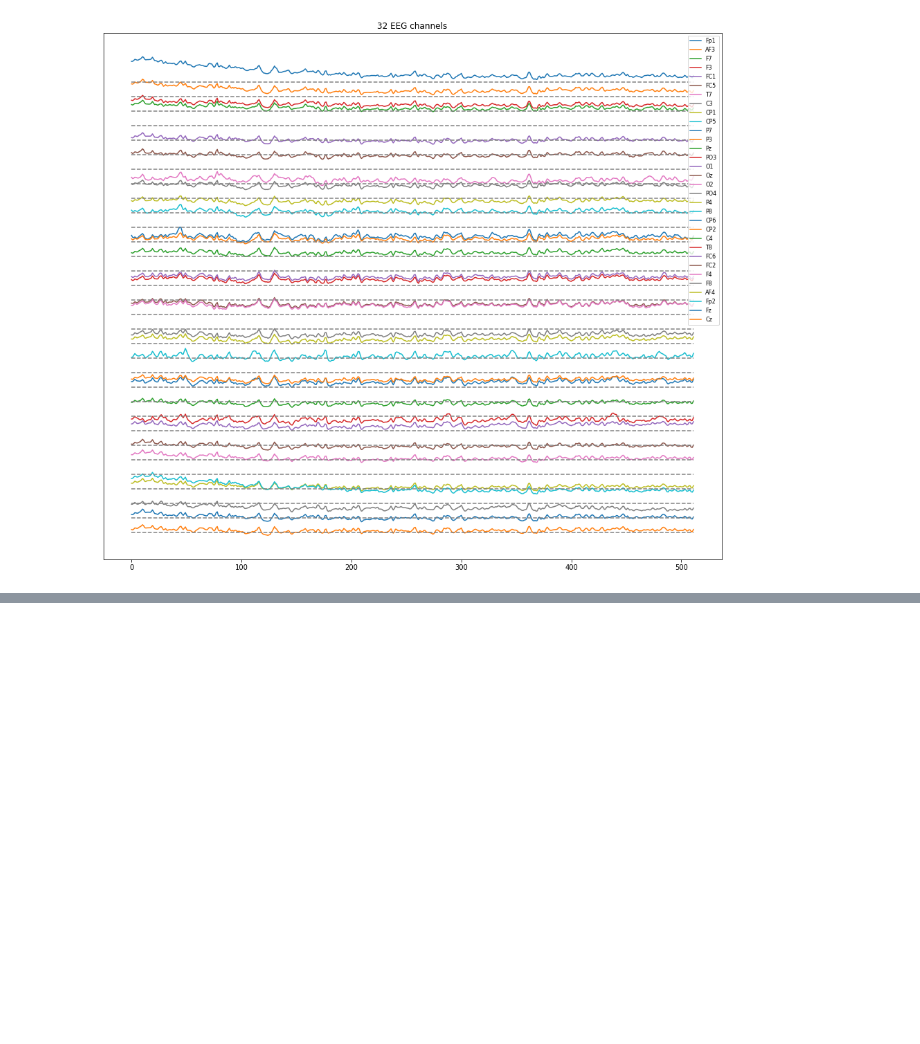
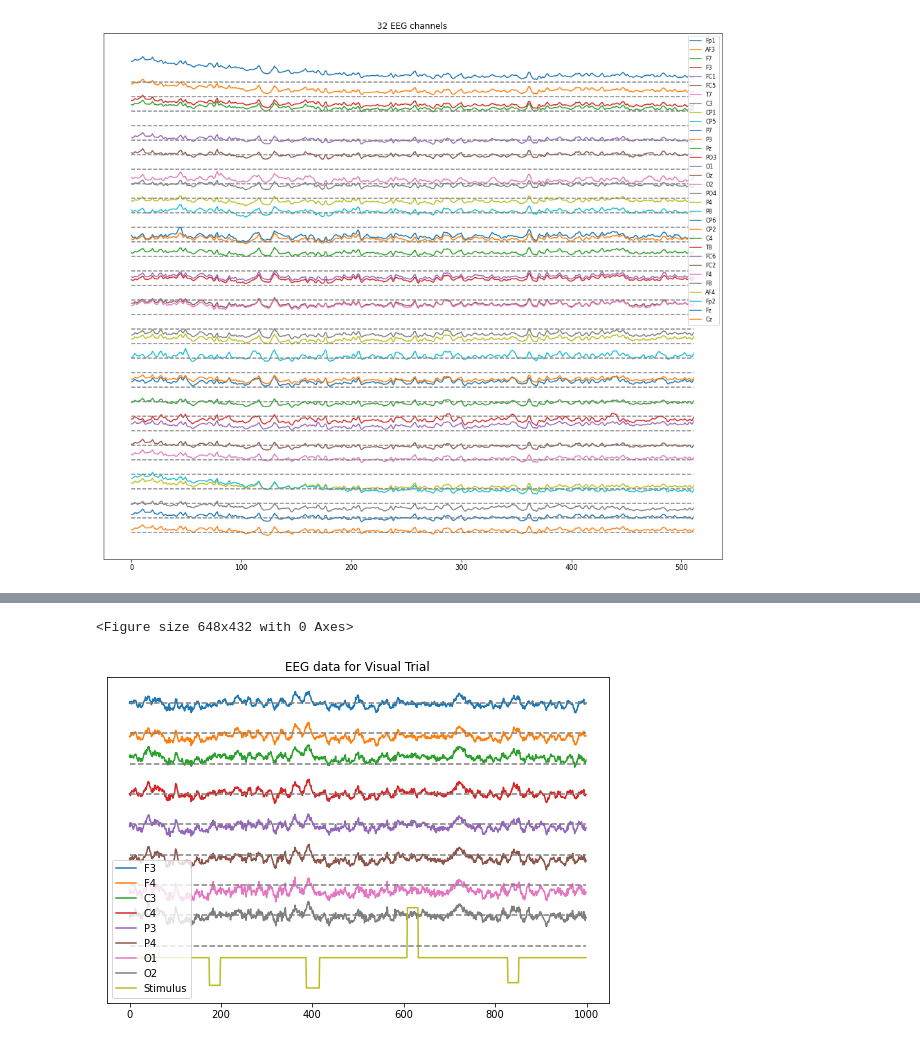
Before and after one commit to MichelleNear/EEGData, a Jupyter notebook: src/python/EEG Data.ipynb, the cells around one changed output, grey strips where cells are left out. Saved outputs shown, nothing was run; the diff lists cells and outputs as text; code cells hidden in the pictures; blank space fills up the shorter version.

```diff
--- a/src/python/EEG Data.ipynb
+++ b/src/python/EEG Data.ipynb
@@ -109,0 +193,37 @@ Text(0.5, 1.0, '32 EEG channels')
+# %%
+#EEG taken during visusal task
+#subjects looked at a computer screen and letters were shown in a random order at the center
+#subjects were asked to count the frequency of specific letters to elicit P300
+
+f=plt.figure()
+
+data = json.load(open('..\\..\\data\\s21-gammasys-gifford-unimpaired.json','r'))
+
+letterd = data[4]
+
+letterd['protocol']
+u'letter-d'
+
+# Note the transpose here.  Time now advances by row.  Columns are channels
+eeg = np.array(letterd['eeg']['trial 1']).T
+
+plt.ion()
+
+plt.figure();
+
+plt.plot(eeg[4000:5000,:9] + 80*np.arange(8,-1,-1));
+
+plt.plot(np.zeros((1000,9)) + 80*np.arange(8,-1,-1),'--',color='gray');
+
+plt.yticks([]);
+
+plt.rcParams["figure.figsize"] = (9,6)
+
+plt.title('EEG data for Visual Trial')
+
+plt.legend(letterd['channels'] + ['Stimulus']);
+
+plt.axis('tight');
+# %% [output]
+<Figure size 648x432 with 0 Axes>
+[figure, added]
```
Also changed, not shown: parts of 14 cells of this notebook.
